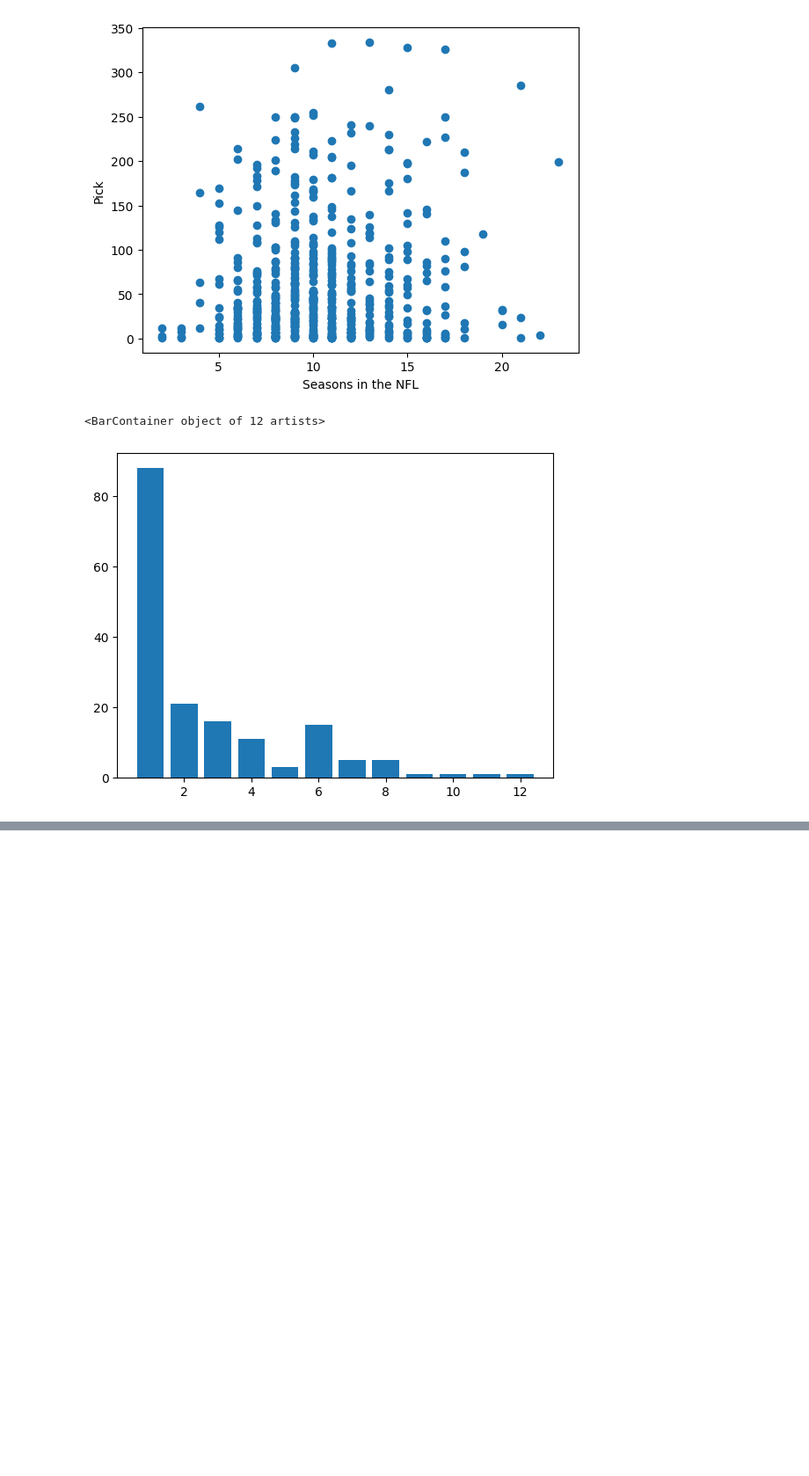
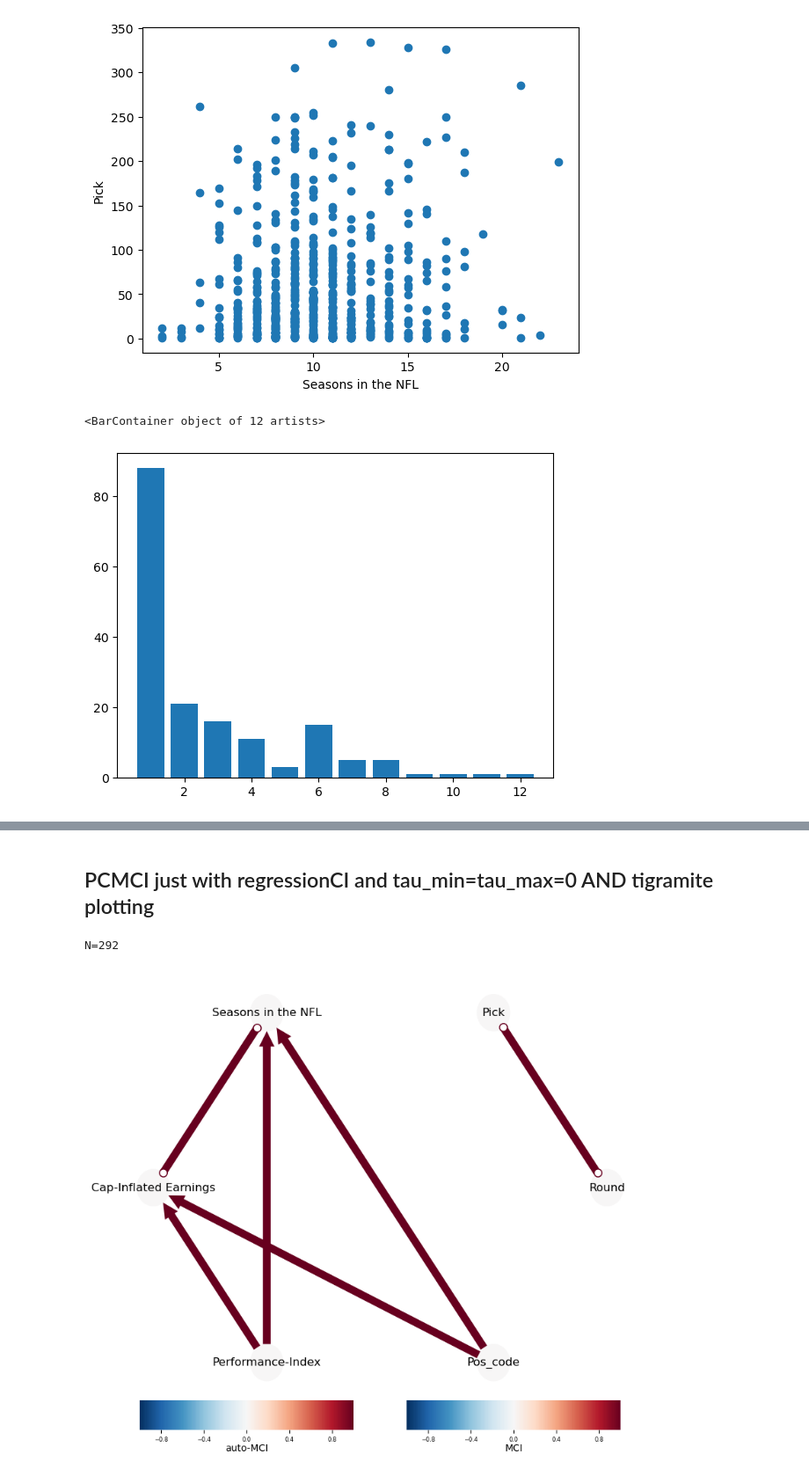
Before and after one commit to szmbalint/Causal_Inference_Project, a Jupyter notebook: Notebook/init_notebook.ipynb, the cells around one changed output, grey strips where cells are left out. Shown at 88% size. Saved outputs shown, nothing was run; the diff lists cells and outputs as text; code cells hidden in the pictures; blank space fills up the shorter version.

```diff
--- a/Notebook/init_notebook.ipynb
+++ b/Notebook/init_notebook.ipynb
@@ -495,0 +548,59 @@ Iranyitatlan elek: [('Seasons in the NFL', 'Performance-Index')]
+# %% [markdown]
+## PCMCI just with regressionCI and tau_min=tau_max=0 AND tigramite plotting
+# %%
+import numpy as np
+import pandas as pd
+import networkx as nx
+import matplotlib.pyplot as plt
+from tigramite import data_processing as dp
+from tigramite.pcmci import PCMCI
+from tigramite.independence_tests.regressionCI import RegressionCI
+
+selected_columns = [
+    'Round',
+    'Pick',
+    'Pos',
+    'Seasons in the NFL',
+    'Cap-Inflated Earnings',
+    'Performance-Index'
+]
+
+df_filtered = joined_datas[selected_columns].dropna().copy()
+
+df_model = df_filtered.copy()
+pos_categories = df_model['Pos'].astype('category')
+df_model['Pos_code'] = pos_categories.cat.codes
+df_model = df_model.drop(columns=['Pos'])
+var_names = df_model.columns.tolist()
+
+print(f"N={len(df_model)}")
+
+data_array = df_model.values.astype(float)
+data_type_matrix = np.zeros(data_array.shape, dtype='int')
+data_type_matrix[:, var_names.index('Pos_code')] = 1
+
+tigramite_df = dp.DataFrame(
+    data_array,
+    data_type=data_type_matrix,
+    var_names=var_names
+)
+
+regressionCI = RegressionCI(significance='analytic')
+pcmci = PCMCI(dataframe=tigramite_df, cond_ind_test=regressionCI, verbosity=0)
+results = pcmci.run_pcalg_non_timeseries_data(pc_alpha=0.05)
+
+
+tp.plot_graph(
+    val_matrix=results['val_matrix'],
+    graph=results['graph'],
+    var_names=var_names,
+    figsize=(10, 8),
+    node_size=0.18,
+    node_label_size=12,
+    link_colorbar_label='MCI',
+    node_colorbar_label='auto-MCI',
+)
+plt.show()
+# %% [output]
+N=292
+[figure, added]
```
Also changed, not shown: parts of 11 cells of this notebook, 1 other file.
